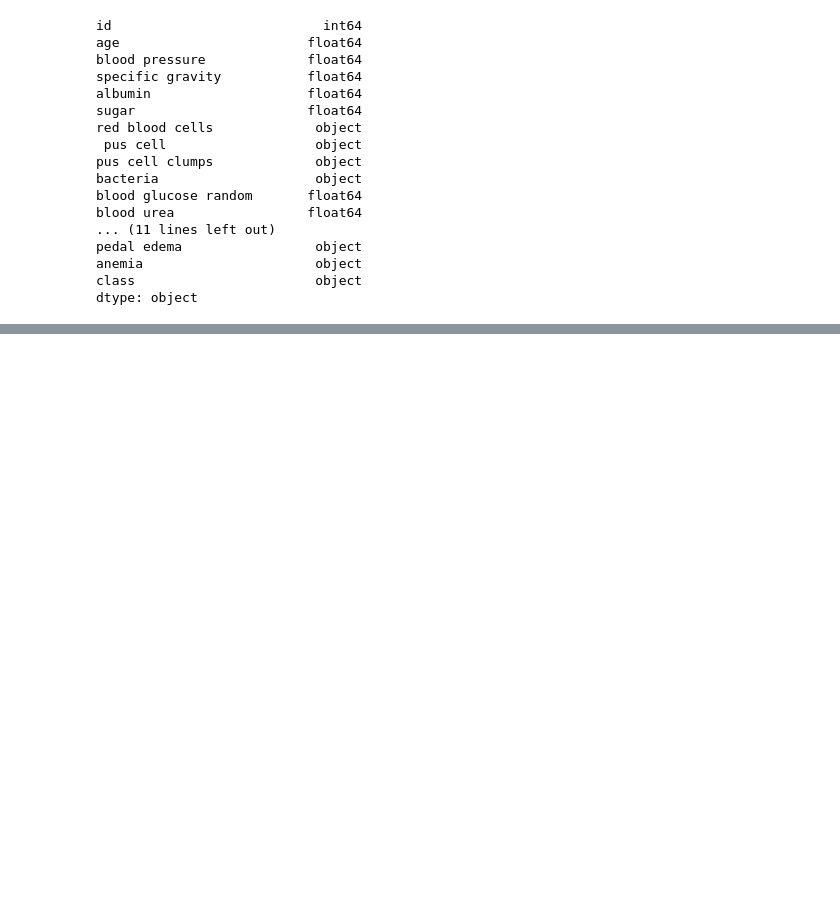
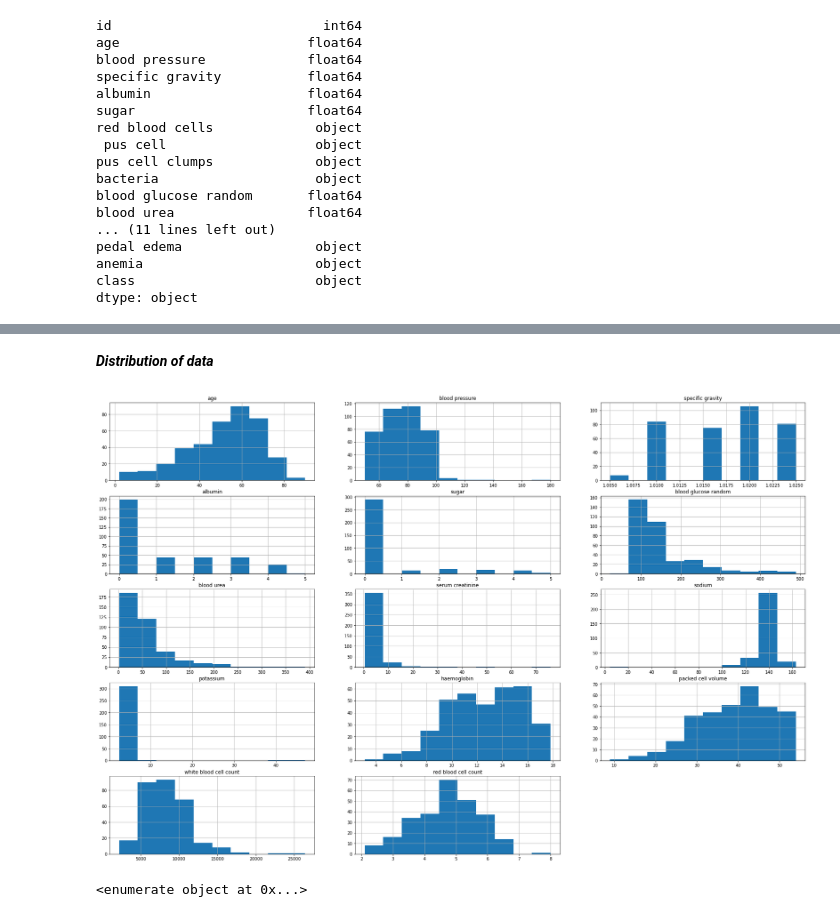
Before and after one commit to purnenduvashistha/Kidney_Disease, a Jupyter notebook: KidneyDisease.ipynb, the cells around one changed output, grey strips where cells are left out. Cells and saved outputs as stored; diff of their text form; code cells hidden in the pictures; blank space fills up the shorter version.

Commit message:
Working on data

```diff
--- a/KidneyDisease.ipynb
+++ b/KidneyDisease.ipynb
@@ -83,0 +86,8 @@ df.drop('id',axis=1,inplace=True)
+# %%
+def extract_cat_num(df):
+
+    cat_col=[col for col in df.columns if df[col].dtype=='O'] #list comprehension
+    num_col = [col for col in df.columns if df[col].dtype!='O']
+    return cat_col,num_col
+# %%
+cat_col,num_col=extract_cat_num(df)
@@ -83,0 +141,8 @@ df.drop('id',axis=1,inplace=True)
+# %%
+#removing dirtiness in diabetes mellitus feature
+df['diabetes mellitus'].replace(to_replace={'\tno':'no','\tyes':'yes'},inplace=True)
+
+#removing dirtiness in coronary artery disease feature
+df['coronary artery disease'].replace(to_replace={'\tno':'no'},inplace=True)
+
+df['class'].replace(to_replace={'ckd\t':'ckd'},inplace=True)
@@ -83,0 +171,14 @@ df.drop('id',axis=1,inplace=True)
+# %% [markdown]
+***Distribution of data***
+# %%
+plt.figure(figsize=(30,20))
+for i,feature in enumerate(num_col):
+    plt.subplot(5,3,i+1)
+    df[feature].hist()
+    plt.title(feature)
+# %% [output]
+[figure, added]
+# %%
+print(enumerate(cat_col))
+# %% [output]
+<enumerate object at 0x...>
```
Also changed, not shown: parts of 18 cells of this notebook.
